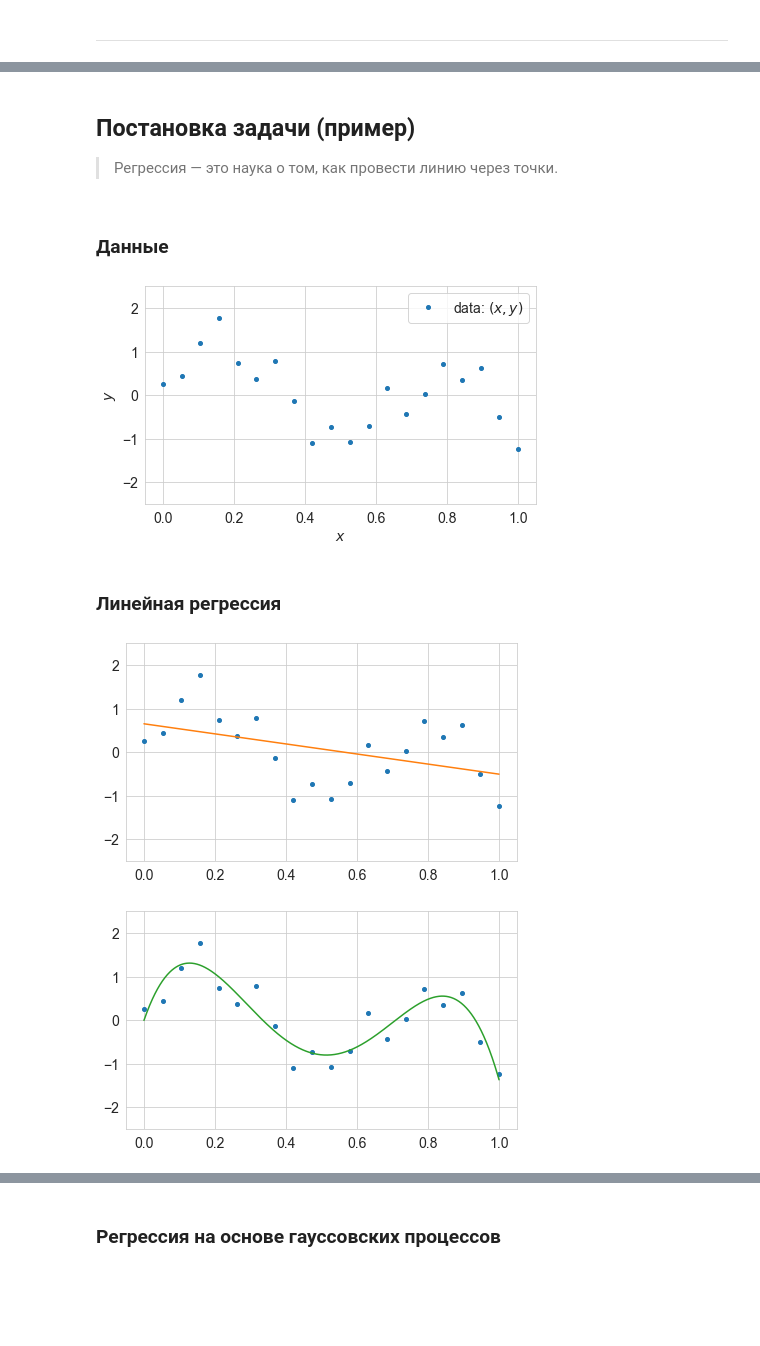
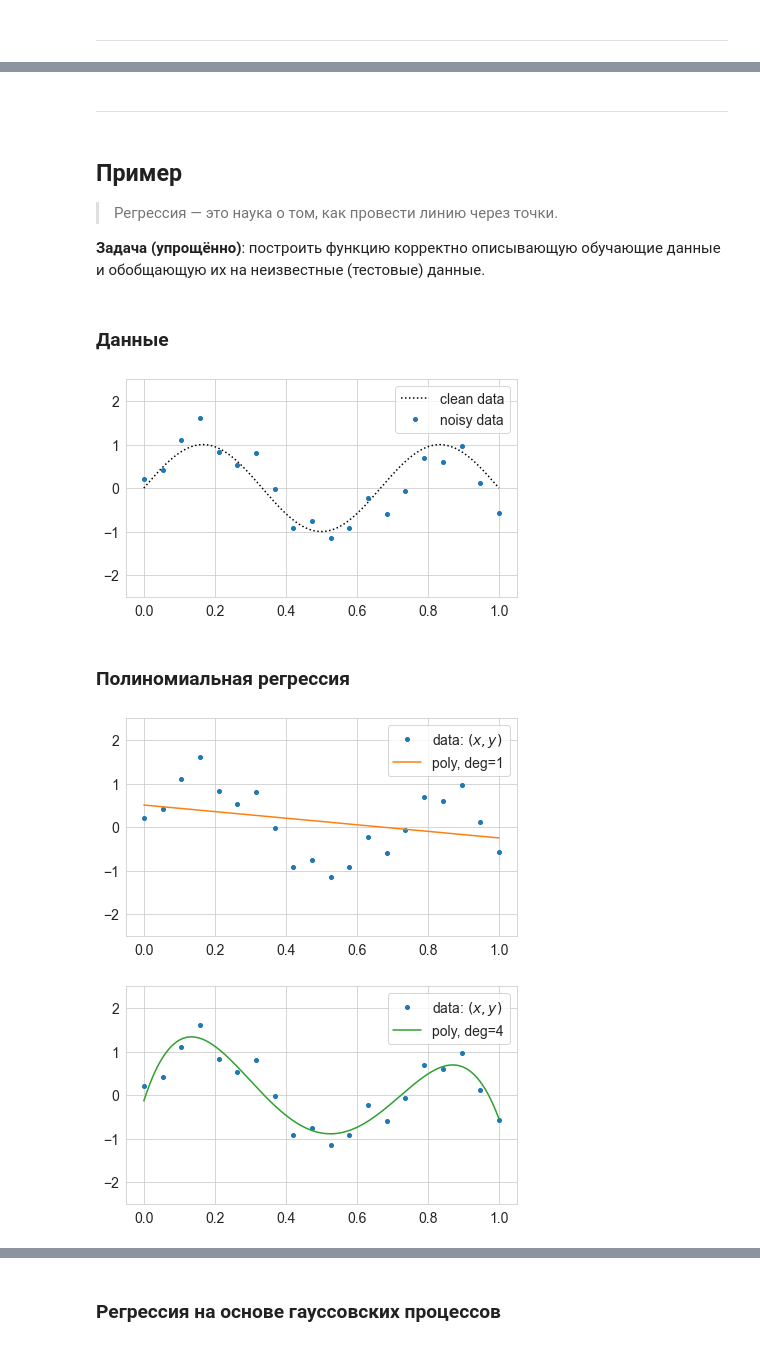
Before and after one commit to aa-savelyev/DaOptSm, a Jupyter notebook: 1.LA/1.Intro.ipynb, the cells around one changed output, grey strips where cells are left out. Drawn from its saved outputs; the diff is of its cells as text; code cells hidden in the pictures; blank space fills up the shorter version.

```diff
--- a/1.LA/1.Intro.ipynb
+++ b/1.LA/1.Intro.ipynb
@@ -123,56 +154,64 @@ seaborn.set_style('whitegrid')
+# %% [markdown]
+---
 # %% [markdown]
-## Постановка задачи (пример) ##
+## Пример ##
 
 > Регрессия &mdash; это наука о том, как провести линию через точки.
+
+**Задача (упрощённо)**: построить функцию корректно описывающую обучающие данные и обобщающую их на неизвестные (тестовые) данные.
 # %% [markdown]
 ### Данные ###
 # %%
 # Define the data
 n = 20
+x_lim = [0, 1]  # Limits
+x_disp = np.linspace(*x_lim, 1001)  # X array for display
 # Underlying relation
-X_train = np.linspace(0, 1, n)  # Independent variable x
-Y_true = np.sin(10*X_train)     # Dependent variable y
+x_train = np.linspace(*x_lim, n)  # Independent variable x
+y_true = np.sin(3*np.pi*x_train)  # Dependent variable y
 # Noise
 np.random.seed(42)
-e_std = 0.5  # Standard deviation of the noise
+e_std = 0.4  # Standard deviation of the noise
 err = e_std * np.random.randn(n)  # Noise
 # Output
-Y_train = Y_true + err  # Dependent variable with noise
+y_train = y_true + err  # Dependent variable with noise
 # %%
 # Show data
 fig, ax = plt.subplots(figsize=figsize)
-ax.plot(X_train, Y_train, 'o', label='data: $(x,y)$')
+ax.plot(x_disp,  np.sin(3*np.pi*x_disp), 'k:', label='clean data')
+ax.plot(x_train, y_train, 'o', c=cm(0), label='noisy data')
 plt.xlim((-0.05, 1.05))
 plt.ylim((-2.5, 2.5))
-plt.xlabel('$x$')
-plt.ylabel('$y$')
-plt.legend()
+plt.legend(loc='upper right')
 plt.show()
 # %% [output]
-[figure, old version]
+[figure, new version]
 # %% [markdown]
-### Линейная регрессия ###
+### Полиномиальная регрессия ###
 # %%
-p1 = np.polyfit(X_train, Y_train, 1)
-X_disp = np.linspace(0, 1, 1001)
+deg = 1
+p1 = np.polyfit(x_train, y_train, deg)
 
 fig, ax = plt.subplots(figsize=figsize)
-ax.plot(X_train, Y_train, 'o', c=cm(0), label='data: $(x,y)$')
-ax.plot(X_disp, np.polyval(p1, X_disp), '-', c=cm(1), label='model 1')
+ax.plot(x_train, y_train, 'o', c=cm(0), label='data: $(x,y)$')
+ax.plot(x_disp, np.polyval(p1, x_disp), '-', c=cm(1), label=f'poly, deg={deg}')
 plt.xlim((-0.05, 1.05))
 plt.ylim((-2.5, 2.5))
+plt.legend(loc='upper right')
 plt.show()
 # %% [output]
-[figure, old version]
+[figure, new version]
 # %%
-p2 = np.polyfit(X_train, Y_train, 4)
+deg = 4
+p2 = np.polyfit(x_train, y_train, deg)
 
 fig, ax = plt.subplots(figsize=figsize)
-ax.plot(X_train, Y_train, 'o', c=cm(0), label='data: $(x,y)$')
-ax.plot(X_disp, np.polyval(p2, X_disp), '-', c=cm(2), label='model 2')
+ax.plot(x_train, y_train, 'o', c=cm(0), label='data: $(x,y)$')
+ax.plot(x_disp, np.polyval(p2, x_disp), '-', c=cm(2), label=f'poly, deg={deg}')
 plt.xlim((-0.05, 1.05))
 plt.ylim((-2.5, 2.5))
+plt.legend(loc='upper right')
 plt.show()
 # %% [output]
-[figure, old version]
+[figure, new version]
 # %%
```
Also changed, not shown: parts of 17 cells of this notebook, 13 other files.
